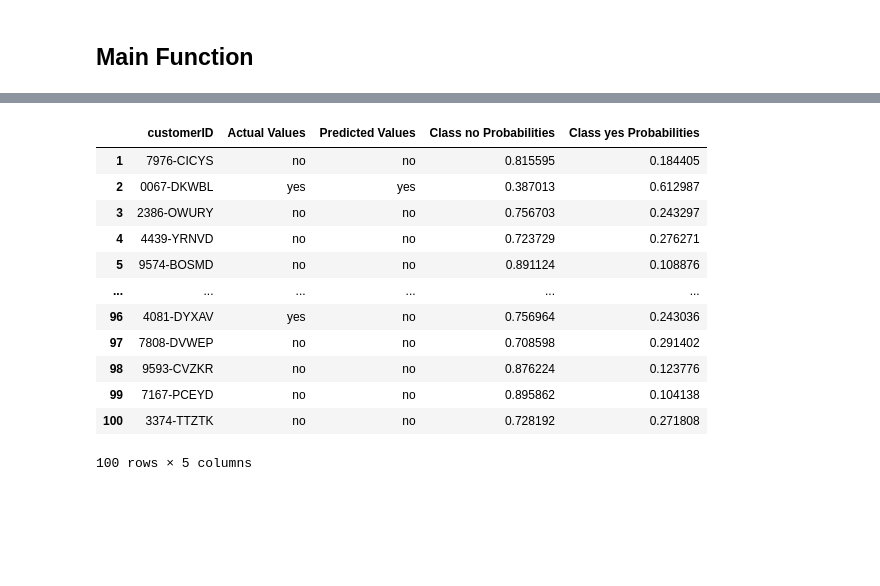
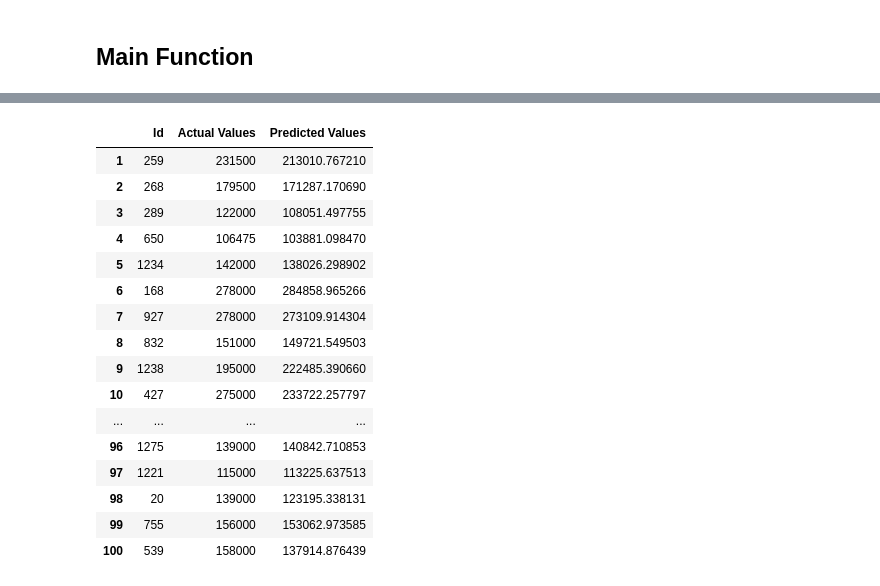
Before and after one commit to harsh5161/datascience, a Jupyter notebook: Training.ipynb, the cells around one changed output, grey strips where cells are left out. Drawn from its saved outputs; the diff is of its cells as text; code cells hidden in the pictures; blank space fills up the shorter version.

Commit message:
changes in preview.csv and graph spacing

```diff
--- a/Training.ipynb
+++ b/Training.ipynb
@@ -165,21 +151,52 @@ DISCRETE COLUMNS ARE:      SeniorCitizen InternetService              PaymentMet
-# %%
-pre = pd.read_csv('preview.csv')
-pre.index = np.arange(1,len(pre)+1)
-pre
-# %% [output]
-|  | customerID | Actual Values | Predicted Values | Class no Probabilities | Class yes Probabilities |
-| 1 | 7976-CICYS | no | no | 0.815595 | 0.184405 |
-| 2 | 0067-DKWBL | yes | yes | 0.387013 | 0.612987 |
-| 3 | 2386-OWURY | no | no | 0.756703 | 0.243297 |
-| 4 | 4439-YRNVD | no | no | 0.723729 | 0.276271 |
-| 5 | 9574-BOSMD | no | no | 0.891124 | 0.108876 |
-| ... | ... | ... | ... | ... | ... |
-| 96 | 4081-DYXAV | yes | no | 0.756964 | 0.243036 |
-| 97 | 7808-DVWEP | no | no | 0.708598 | 0.291402 |
-| 98 | 9593-CVZKR | no | no | 0.876224 | 0.123776 |
-| 99 | 7167-PCEYD | no | no | 0.895862 | 0.104138 |
-| 100 | 3374-TTZTK | no | no | 0.728192 | 0.271808 |
-100 rows × 5 columns
+# %%
+pre = pd.read_csv('preview.csv')
+pre.index = np.arange(1,len(pre)+1)
+
+# Set CSS properties for th elements in dataframe
+th_prop = [
+    ('padding', '5px'),
+    ('font-family', 'arial'),
+    ('font-size', '100%'),
+    ('color', 'Black'),
+    ('border', '1px') ,
+    ('border', 'solid black'),
+    ('text-align', 'center')
+  ]
+
+# Set CSS properties for td elements in dataframe
+td_prop = [
+#     ('background', 'rgb(232, 247, 252)'),
+    ('border', '1px'),
+    ('border','solid black'),
+    ('color', 'black'),
+    ('font-family', 'arial')
+  ]
+
+# Set table styles
+styls = [
+  dict(selector="th", props=th_prop),
+  dict(selector="td", props=td_prop)
+  ]
+
+pre.style.set_table_styles(styls)
+# %% [output]
+|  | Id | Actual Values | Predicted Values |
+| 1 | 259 | 231500 | 213010.767210 |
+| 2 | 268 | 179500 | 171287.170690 |
+| 3 | 289 | 122000 | 108051.497755 |
+| 4 | 650 | 106475 | 103881.098470 |
+| 5 | 1234 | 142000 | 138026.298902 |
+| 6 | 168 | 278000 | 284858.965266 |
+| 7 | 927 | 278000 | 273109.914304 |
+| 8 | 832 | 151000 | 149721.549503 |
+| 9 | 1238 | 195000 | 222485.390660 |
+| 10 | 427 | 275000 | 233722.257797 |
+| ... | ... | ... | ... |
+| 96 | 1275 | 139000 | 140842.710853 |
+| 97 | 1221 | 115000 | 113225.637513 |
+| 98 | 20 | 139000 | 123195.338131 |
+| 99 | 755 | 156000 | 153062.973585 |
+| 100 | 539 | 158000 | 137914.876439 |
 # %%
 # Set CSS properties for th elements in dataframe
 th_props = [
```
Also changed, not shown: parts of 3 cells of this notebook, 1 other file.
